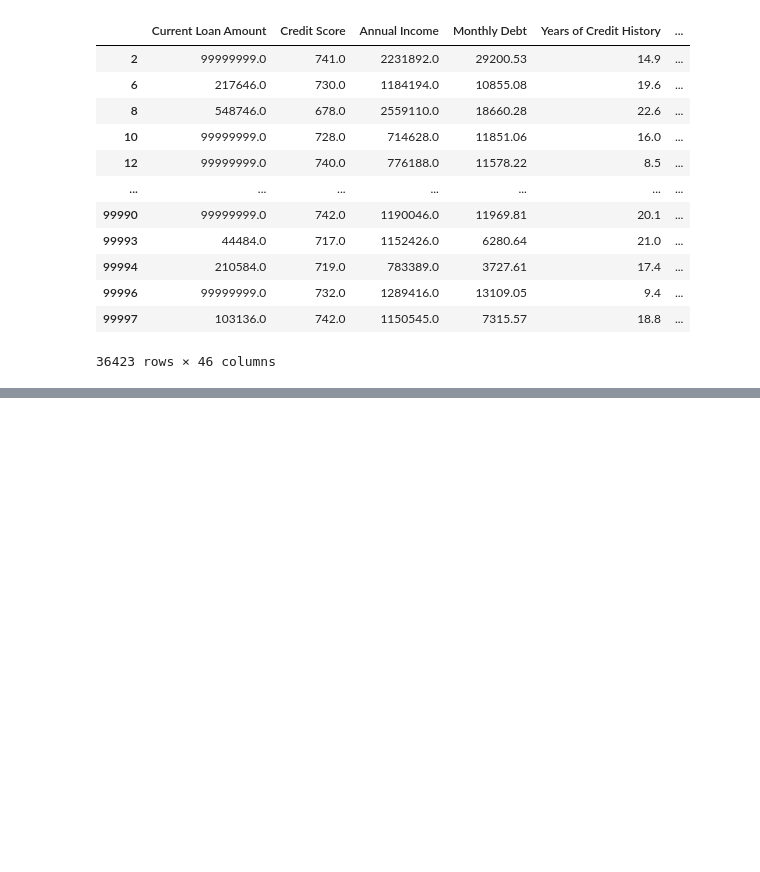
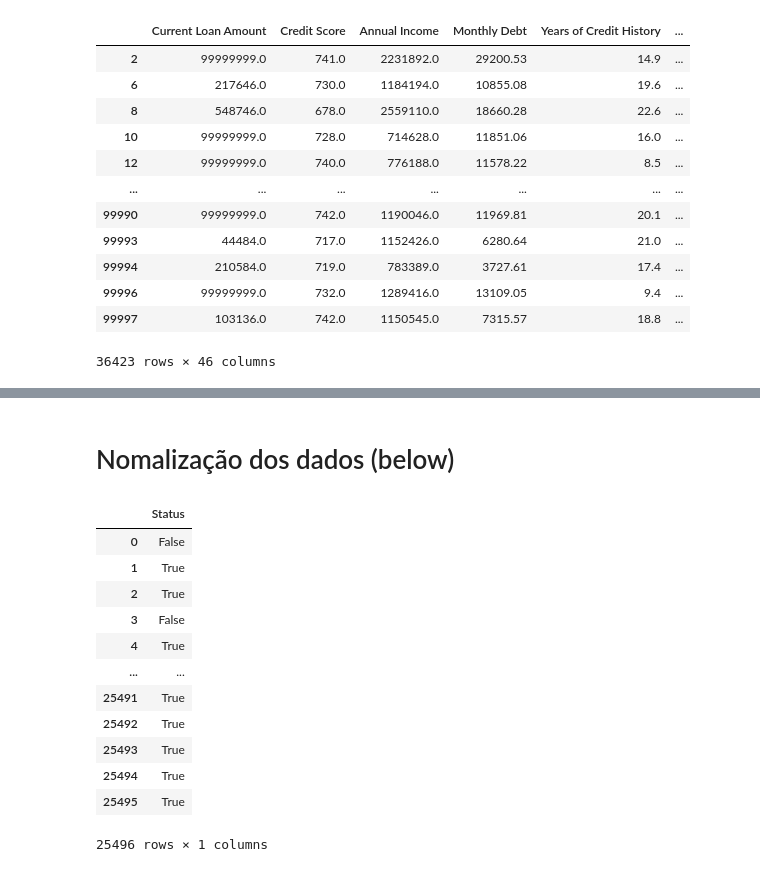
Before and after one commit to Lanpaiva/neural-networks, a Jupyter notebook: pre_processamento/pre_processamento.ipynb, the cells around one changed output, grey strips where cells are left out. Cells and saved outputs as stored; diff of their text form; code cells hidden in the pictures; blank space fills up the shorter version.

```diff
--- a/pre_processamento/pre_processamento.ipynb
+++ b/pre_processamento/pre_processamento.ipynb
@@ -64,0 +71,2 @@ credit_train_new
+# %% [markdown]
+# Nomalização dos dados (below)
@@ -64,0 +81,16 @@ credit_train_new
+# %%
+y_train
+# %% [output]
+|  | Status |
+| 0 | False |
+| 1 | True |
+| 2 | True |
+| 3 | False |
+| 4 | True |
+| ... | ... |
+| 25491 | True |
+| 25492 | True |
+| 25493 | True |
+| 25494 | True |
+| 25495 | True |
+25496 rows × 1 columns
```
Also changed, not shown: parts of 14 cells of this notebook, 4 other files.
